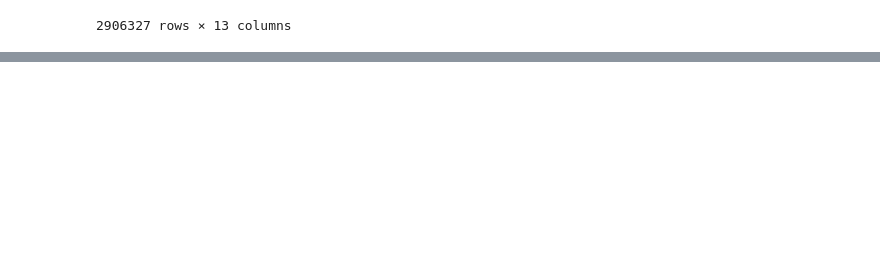
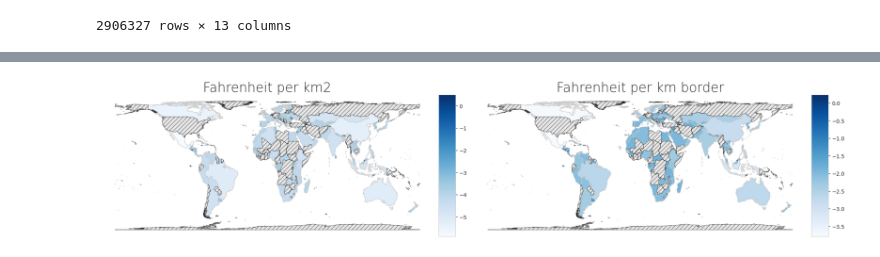
Before and after one commit to Kkilianek/ZMWD-projekt-2, a Jupyter notebook: projekt.ipynb, the cells around one changed output, grey strips where cells are left out. Cells and saved outputs as stored; diff of their text form; code cells hidden in the pictures; blank space fills up the shorter version.

```diff
--- a/projekt.ipynb
+++ b/projekt.ipynb
@@ -281,0 +226,4 @@ cities_df_merged
+# %%
+cities_with_localisation = cities_df_merged.copy()
+cities_with_localisation = cities_with_localisation.dropna(subset=['City'])
+cities_with_localisation
@@ -295,0 +378,5 @@ cities_df_merged
+# %%
+# Obliczenie powierzchni każdego kraju w cities_df_merged
+cities_df_merged = cities_df_merged.to_crs("EPSG:6933")
+cities_df_merged['area'] = cities_df_merged['geometry'].area
+cities_df_merged
@@ -295,0 +397,7 @@ cities_df_merged
+# %%
+# Policz śmieszną statystykę - liczba stopni Celsjusza na km2, tylko że area jest w m2, więc trzeba przeliczyć
+cities_df_merged['fahrenheit_per_km2'] = cities_df_merged['AvgTemperature'] / (
+        cities_df_merged['area'] / 1000000)
+cities_df_merged['fahrenheit_per_km2'] = np.log10(
+    cities_df_merged['fahrenheit_per_km2'])
+cities_df_merged
@@ -295,0 +418,7 @@ cities_df_merged
+# %%
+# Policz kolejną śmieszną statystykę - liczba stopni fahrenheita przypadającą na km granicy kraju
+cities_df_merged['fahrenheit_per_km_border'] = cities_df_merged['AvgTemperature'] / (
+        cities_df_merged['geometry'].length / 1000)
+cities_df_merged['fahrenheit_per_km_border'] = np.log10(
+    cities_df_merged['fahrenheit_per_km_border'])
+cities_df_merged
@@ -295,0 +439,22 @@ cities_df_merged
+# %%
+#Wykresy
+sns.set_style('whitegrid')
+#Create 2 subplots - fahrenheit per km2 and fahrenheit per km border
+fig, axes = plt.subplots(1, 2, figsize=(20, 10))
+#Tworzenie wykresów
+variables = ['fahrenheit_per_km2', 'fahrenheit_per_km_border']
+titles = ['Fahrenheit per km2', 'Fahrenheit per km border']
+for var, title, ax in zip(variables, titles, axes.flatten()):
+    ax.set_title(title, fontdict={'fontsize': '25', 'fontweight': '3'})
+    ax.axis('off')
+    divider = make_axes_locatable(ax)
+    cax = divider.append_axes("right", size="5%", pad=0.1)
+
+    cities_df_merged.plot(column=var, cmap='Reds' if random_bool else 'Blues', linewidth=0.8, ax=ax,
+                          edgecolor='0.8', legend=True, cax=cax, missing_kwds={
+            "color": "lightgrey", "label": "Missing values", "edgecolor": "black",
+            "hatch": "///", "alpha": 0.5})
+plt.tight_layout()
+plt.show()
+# %% [output]
+[figure, added]
```
Also changed, not shown: parts of 21 cells of this notebook, 2 other files.
